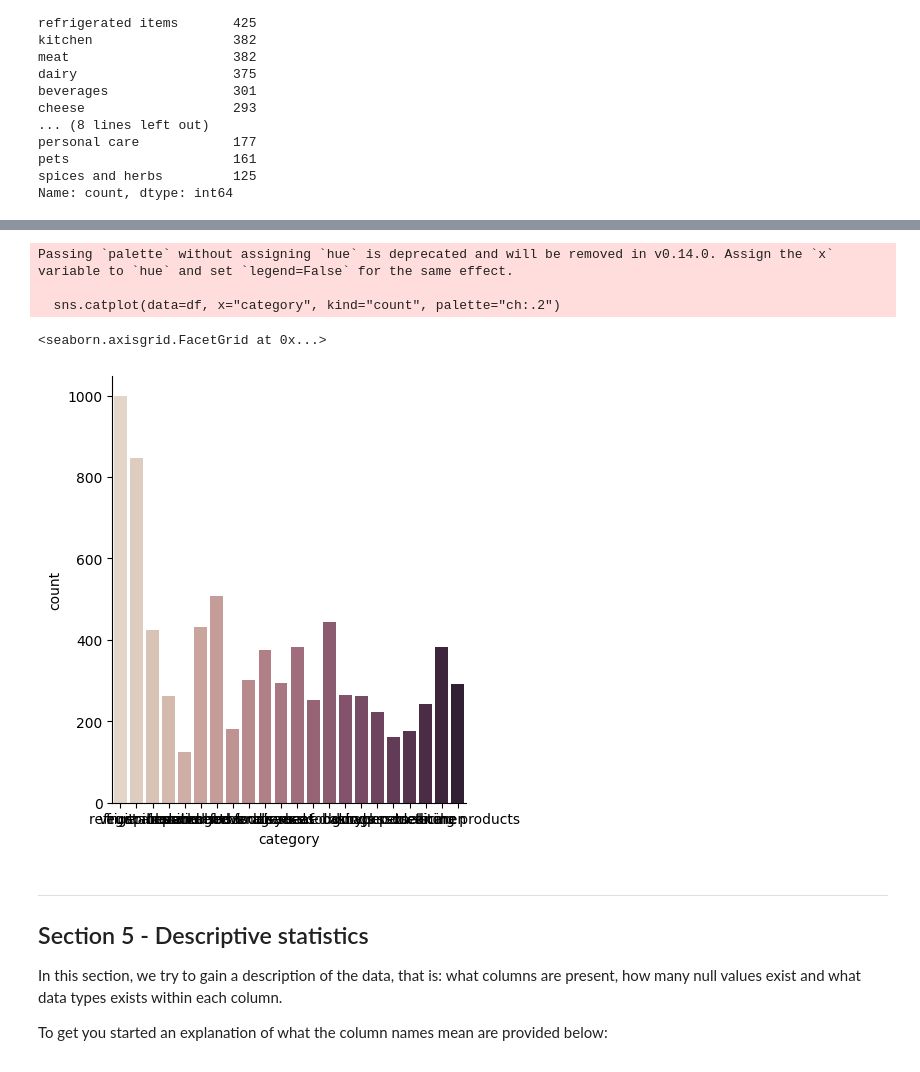
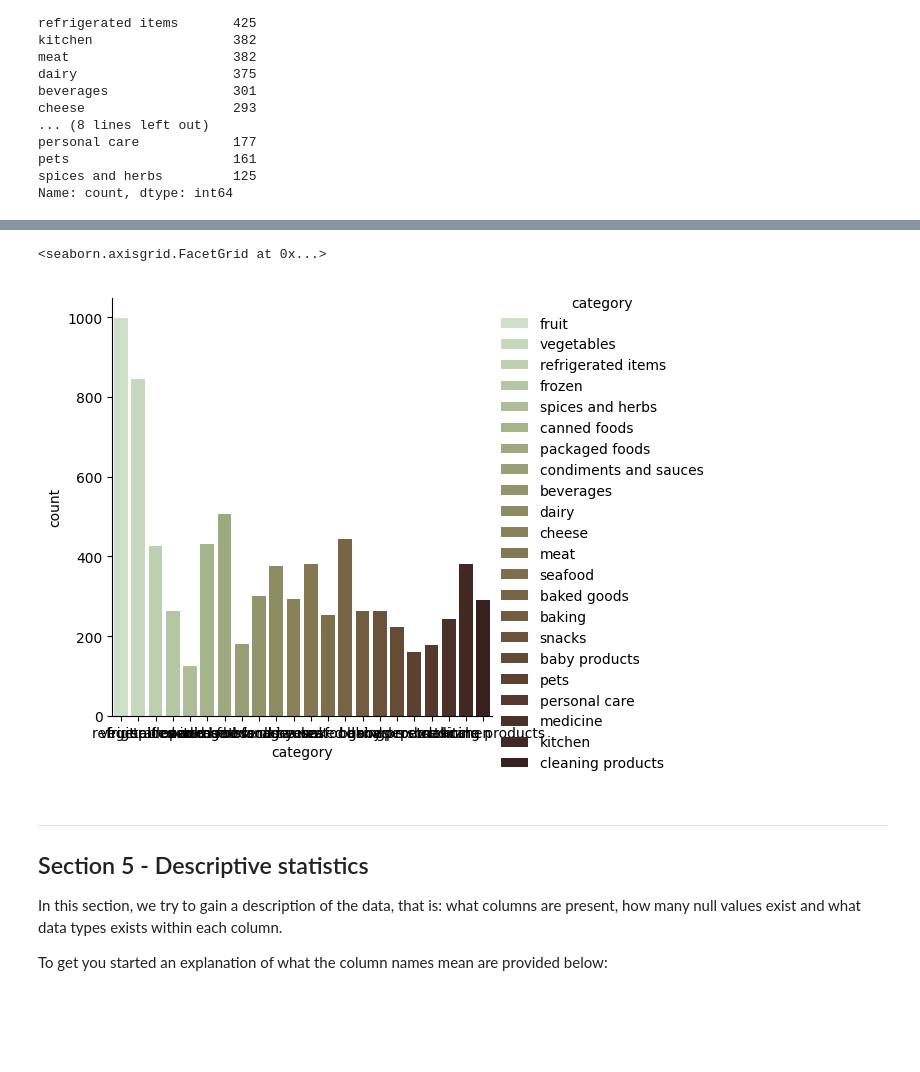
Before and after one commit to aartiruhil/Cognizant-Artificial-intelligence-Forage-internship-Tasks, a Jupyter notebook: Exploratory_Data_Analysis_on_Sales_data.ipynb, the cells around one changed output, grey strips where cells are left out. Cells and saved outputs as stored; diff of their text form; code cells hidden in the pictures; blank space fills up the shorter version.

```diff
--- a/Exploratory_Data_Analysis_on_Sales_data.ipynb
+++ b/Exploratory_Data_Analysis_on_Sales_data.ipynb
@@ -170,12 +164,9 @@ Passing `palette` without assigning `hue` is deprecated and will be removed in v
 [figure]
 # %%
-sns.catplot(data=df, x="category", kind="count", palette="ch:.2")
+sns.catplot(data=df, x="category", kind="count", palette="ch:.8", hue="category", legend=True)
 # %% [output]
-Passing `palette` without assigning `hue` is deprecated and will be removed in v0.14.0. Assign the `x` variable to `hue` and set `legend=False` for the same effect.
-
-  sns.catplot(data=df, x="category", kind="count", palette="ch:.2")
+<seaborn.axisgrid.FacetGrid at 0x...>
-<seaborn.axisgrid.FacetGrid at 0x...>
-[figure, old version]
+[figure, new version]
 # %% [markdown]
 ---
 
```
Also changed, not shown: parts of 3 cells of this notebook.
